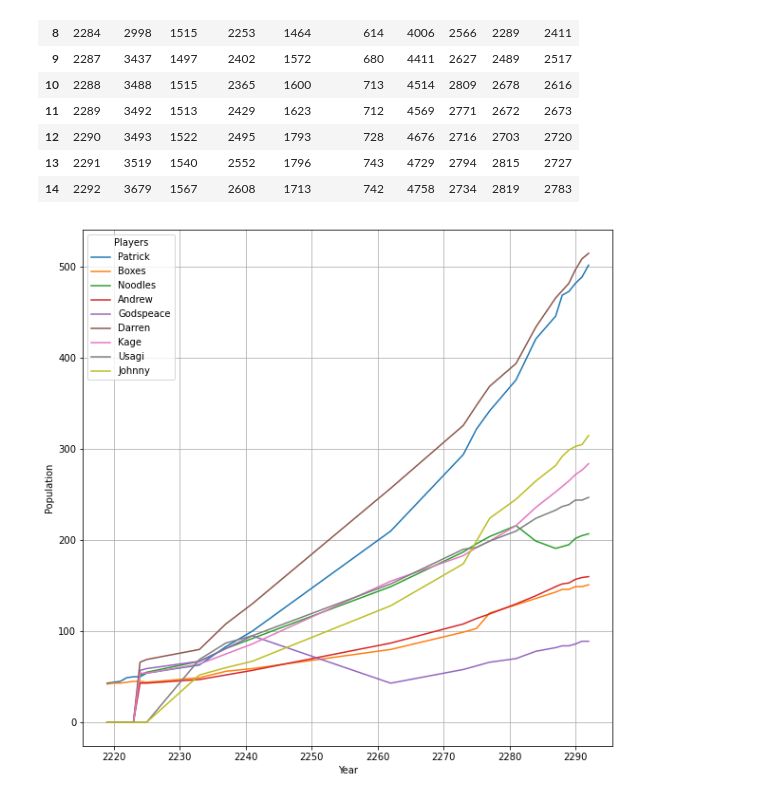
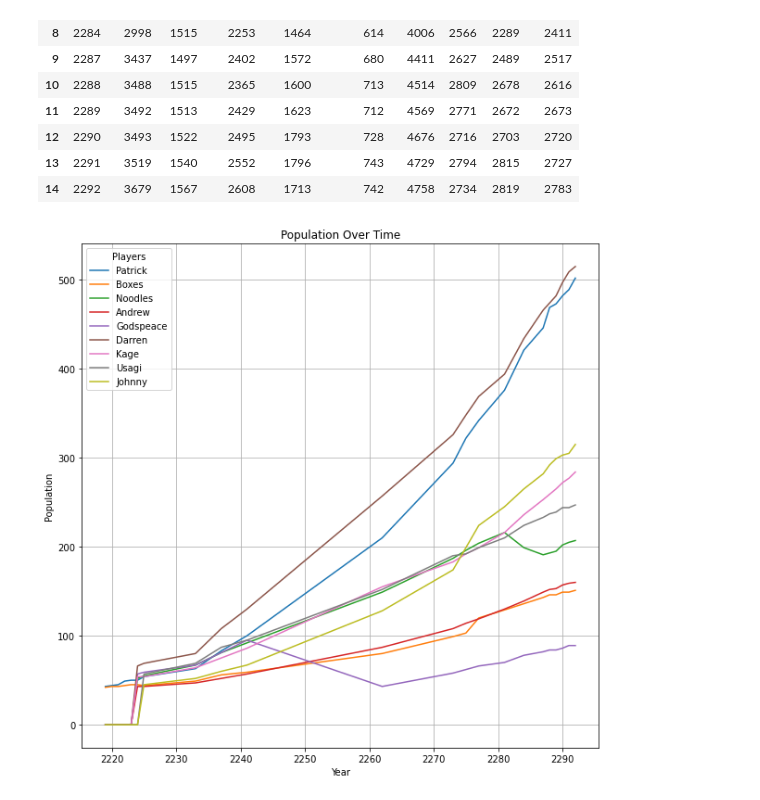
Before and after one commit to raccoonist/StellarisGamesStatistics, a Jupyter notebook: Game 3/Statistics.ipynb, the cells around one changed output. Drawn from its saved outputs; the diff is of its cells as text; code cells hidden in the pictures.

```diff
--- a/Game 3/Statistics.ipynb
+++ b/Game 3/Statistics.ipynb
@@ -77,10 +77,10 @@ economyScore
 | 14 | 2292 | 3679 | 1567 | 2608 | 1713 | 742 | 4758 | 2734 | 2819 | 2783 |
 # %%
 ax = sns.lineplot(x='Year', y='value',hue='variable',data=pd.melt(population, ['Year']))
-ax.set(ylabel='Population')
+ax.set(ylabel='Population', title='Population Over Time')
 legend = ax.legend()
 legend.set(title="Players")
 plt.grid()
 plt.show()
 # %% [output]
-[figure, old version]
+[figure, new version]
```
Also changed, not shown: parts of 10 cells of this notebook, 2 other files.
